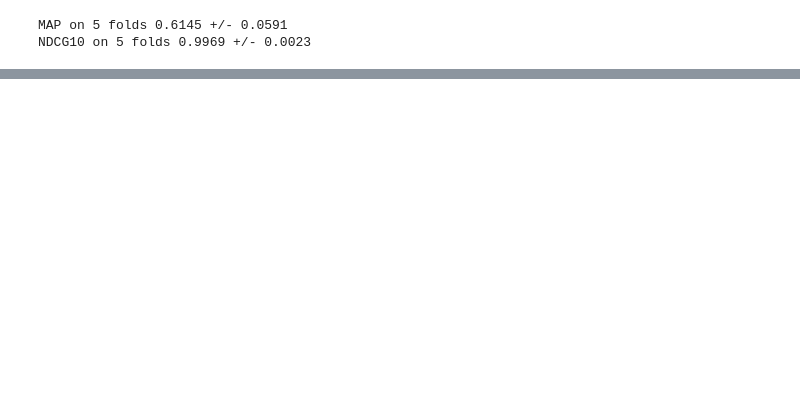
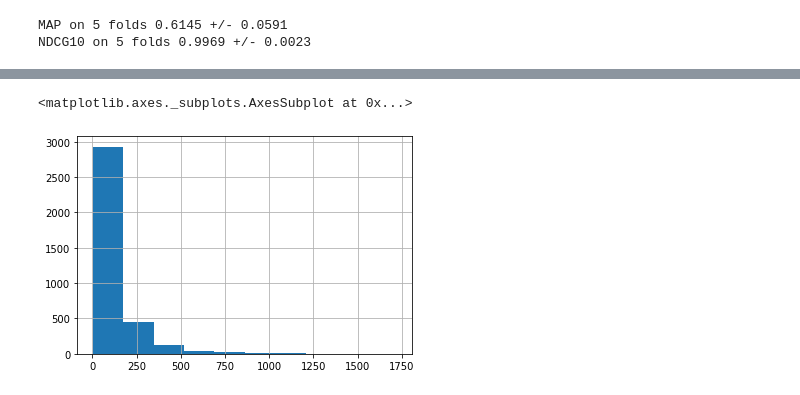
Before and after one commit to kylinmb/MountainProjectRecommender, a Jupyter notebook: item_based.ipynb, the cells around one changed output, grey strips where cells are left out. Saved outputs shown, nothing was run; the diff lists cells and outputs as text; code cells hidden in the pictures; blank space fills up the shorter version.

```diff
--- a/item_based.ipynb
+++ b/item_based.ipynb
@@ -33,0 +62,5 @@ def run_pop(user_data,starWeight,starVotes):
+# %%
+rf['starVotes'].hist()
+# %% [output]
+<matplotlib.axes._subplots.AxesSubplot at 0x...>
+[figure, added]
```
Also changed, not shown: parts of 7 cells of this notebook, 4 other files.
